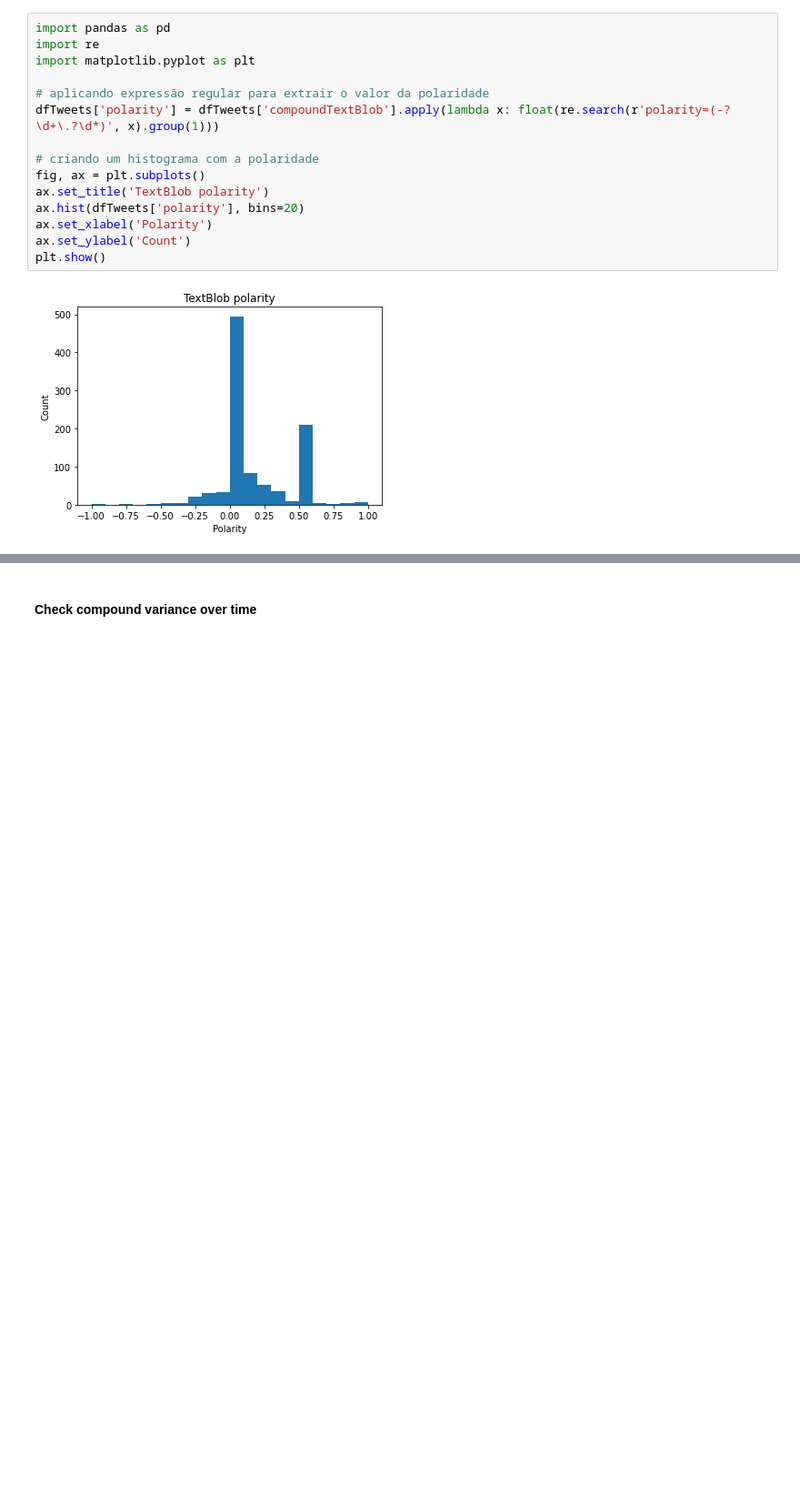
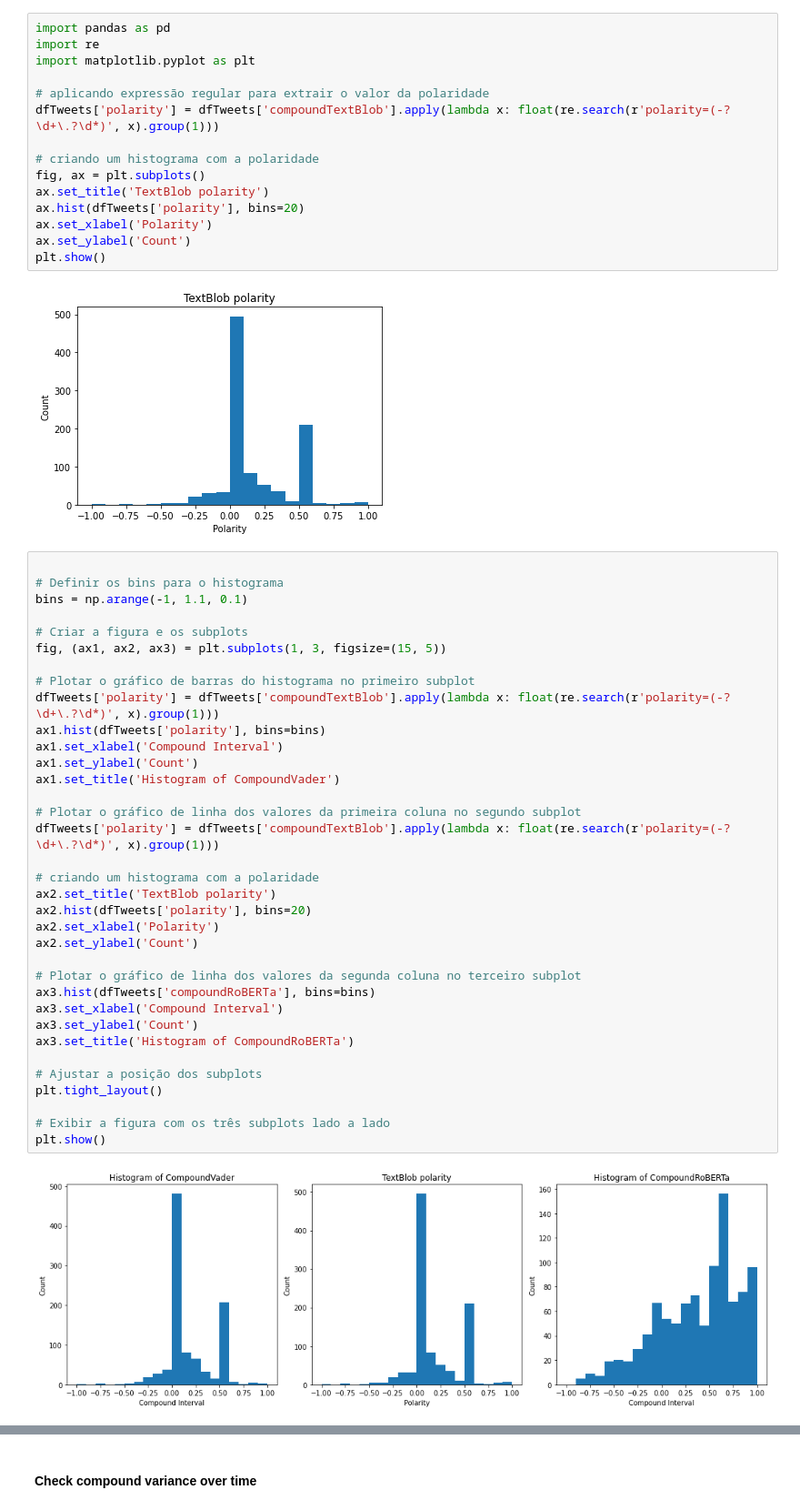
Before and after one commit to rushmetra/MD-Project, a Jupyter notebook: src/analysis.ipynb, the cells around one changed output, grey strips where cells are left out. Shown at 91% size. Saved outputs shown, nothing was run; the diff lists cells and outputs as text; blank space fills up the shorter version.

Commit message:
LLM roBERTa implementada + comparação com Vader

```diff
--- a/src/analysis.ipynb
+++ b/src/analysis.ipynb
@@ -103,3 +103,40 @@ ax.set_ylabel('Count')
 plt.show()
 # %% [output]
 [figure]
+# %%
+
+# Definir os bins para o histograma
+bins = np.arange(-1, 1.1, 0.1)
+
+# Criar a figura e os subplots
+fig, (ax1, ax2, ax3) = plt.subplots(1, 3, figsize=(15, 5))
+
+# Plotar o gráfico de barras do histograma no primeiro subplot
+dfTweets['polarity'] = dfTweets['compoundTextBlob'].apply(lambda x: float(re.search(r'polarity=(-?\d+\.?\d*)', x).group(1)))
+ax1.hist(dfTweets['polarity'], bins=bins)
+ax1.set_xlabel('Compound Interval')
+ax1.set_ylabel('Count')
+ax1.set_title('Histogram of CompoundVader')
+
+# Plotar o gráfico de linha dos valores da primeira coluna no segundo subplot
+dfTweets['polarity'] = dfTweets['compoundTextBlob'].apply(lambda x: float(re.search(r'polarity=(-?\d+\.?\d*)', x).group(1)))
+
+# criando um histograma com a polaridade
+ax2.set_title('TextBlob polarity')
+ax2.hist(dfTweets['polarity'], bins=20)
+ax2.set_xlabel('Polarity')
+ax2.set_ylabel('Count')
+
+# Plotar o gráfico de linha dos valores da segunda coluna no terceiro subplot
+ax3.hist(dfTweets['compoundRoBERTa'], bins=bins)
+ax3.set_xlabel('Compound Interval')
+ax3.set_ylabel('Count')
+ax3.set_title('Histogram of CompoundRoBERTa')
+
+# Ajustar a posição dos subplots
+plt.tight_layout()
+
+# Exibir a figura com os três subplots lado a lado
+plt.show()
+# %% [output]
+[figure, added]
```
Also changed, not shown: parts of 42 cells of this notebook, 3 other files.
